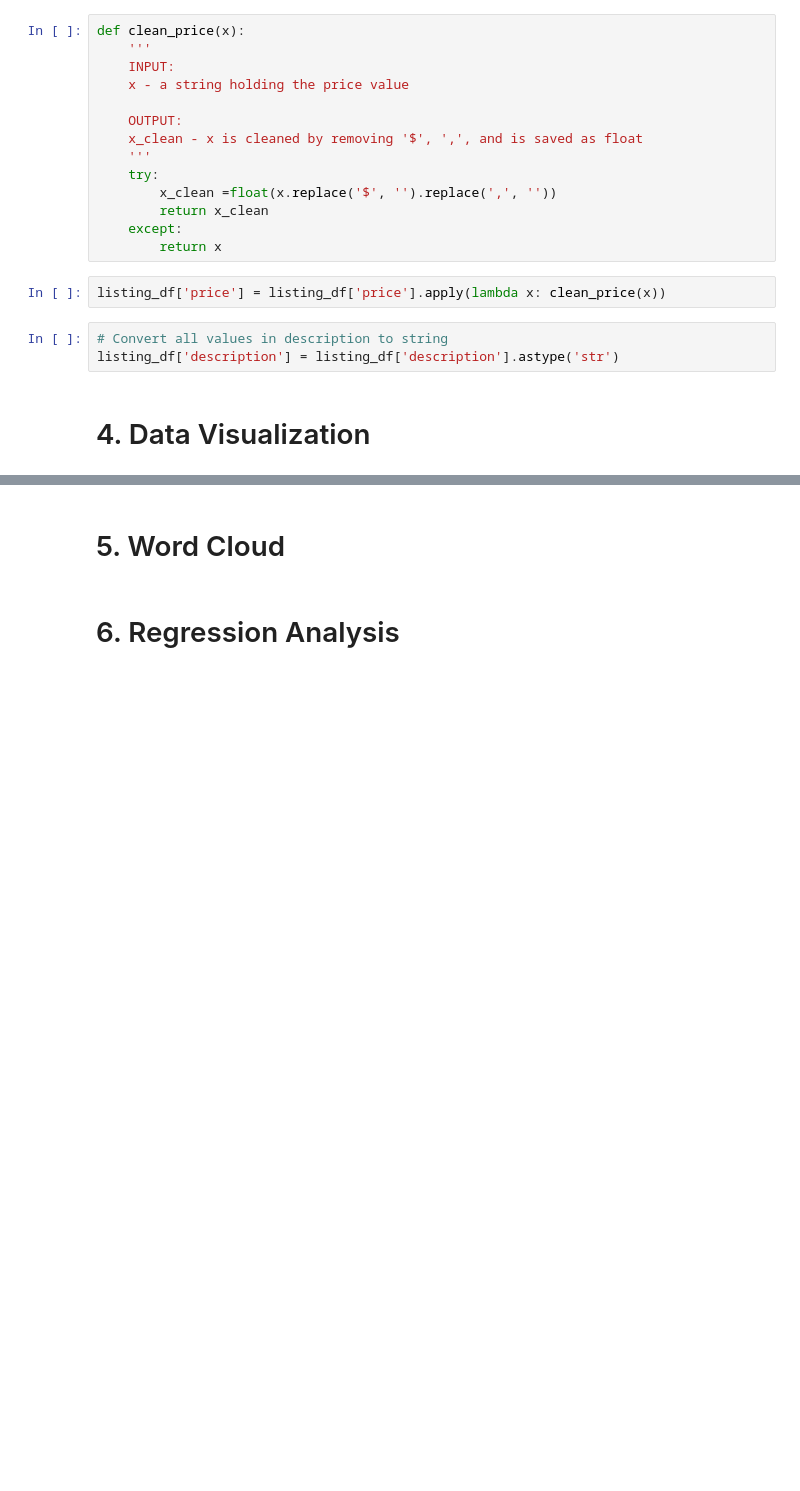
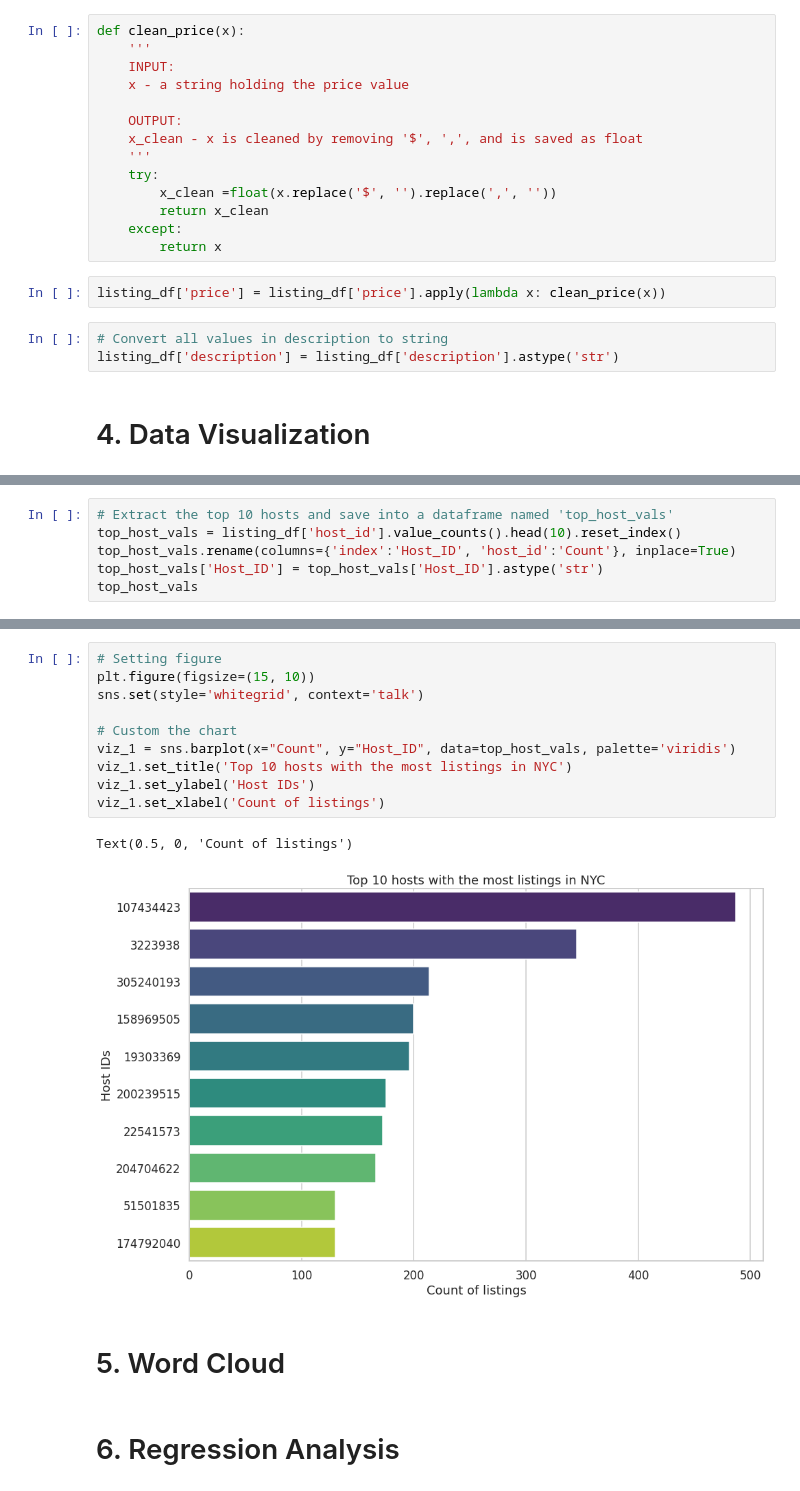
Before and after one commit to tmkhang1999/2022-NYC-Airbnb-Analytics, a Jupyter notebook: analysis.ipynb, the cells around one changed output, grey strips where cells are left out. Drawn from its saved outputs; the diff is of its cells as text; blank space fills up the shorter version.

Commit message:
Add the visualization of top 10 hosts

```diff
--- a/analysis.ipynb
+++ b/analysis.ipynb
@@ -197,0 +210,6 @@ listing_df['description'] = listing_df['description'].astype('str')
+# %%
+# Extract the top 10 hosts and save into a dataframe named 'top_host_vals'
+top_host_vals = listing_df['host_id'].value_counts().head(10).reset_index()
+top_host_vals.rename(columns={'index':'Host_ID', 'host_id':'Count'}, inplace=True)
+top_host_vals['Host_ID'] = top_host_vals['Host_ID'].astype('str')
+top_host_vals
@@ -198,3 +228,16 @@ listing_df['description'] = listing_df['description'].astype('str')
+# %%
+# Setting figure
+plt.figure(figsize=(15, 10))
+sns.set(style='whitegrid', context='talk')
+
+# Custom the chart
+viz_1 = sns.barplot(x="Count", y="Host_ID", data=top_host_vals, palette='viridis')
+viz_1.set_title('Top 10 hosts with the most listings in NYC')
+viz_1.set_ylabel('Host IDs')
+viz_1.set_xlabel('Count of listings')
+# %% [output]
+Text(0.5, 0, 'Count of listings')
+[figure, added]
 # %% [markdown]
 # 5. Word Cloud
 # %% [markdown]
```
Also changed, not shown: parts of 7 cells of this notebook.
